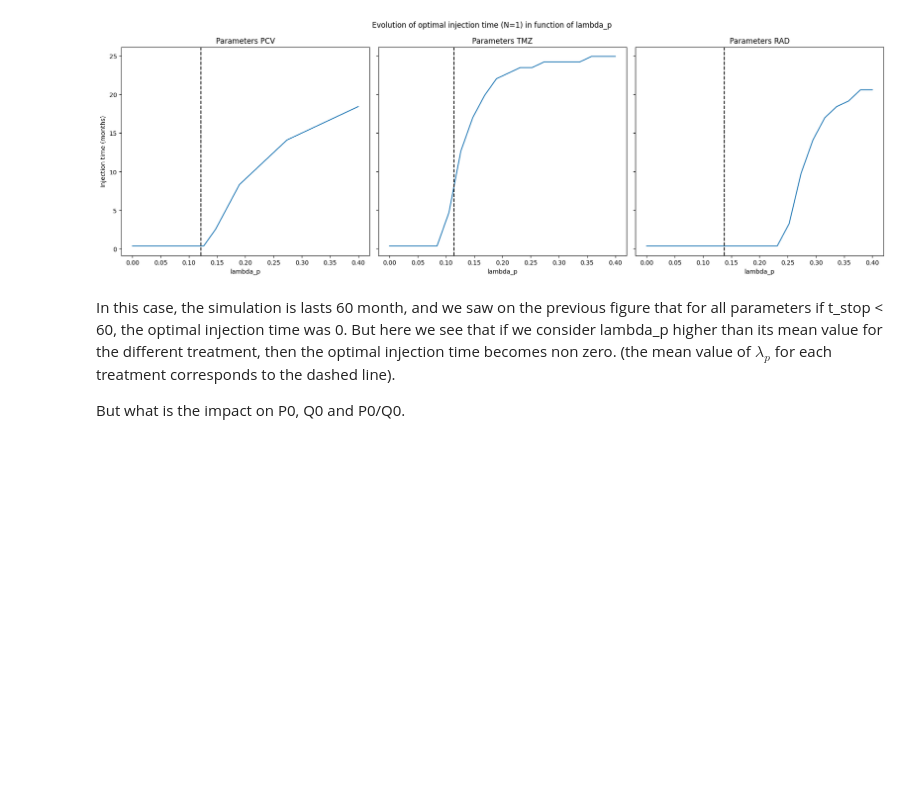
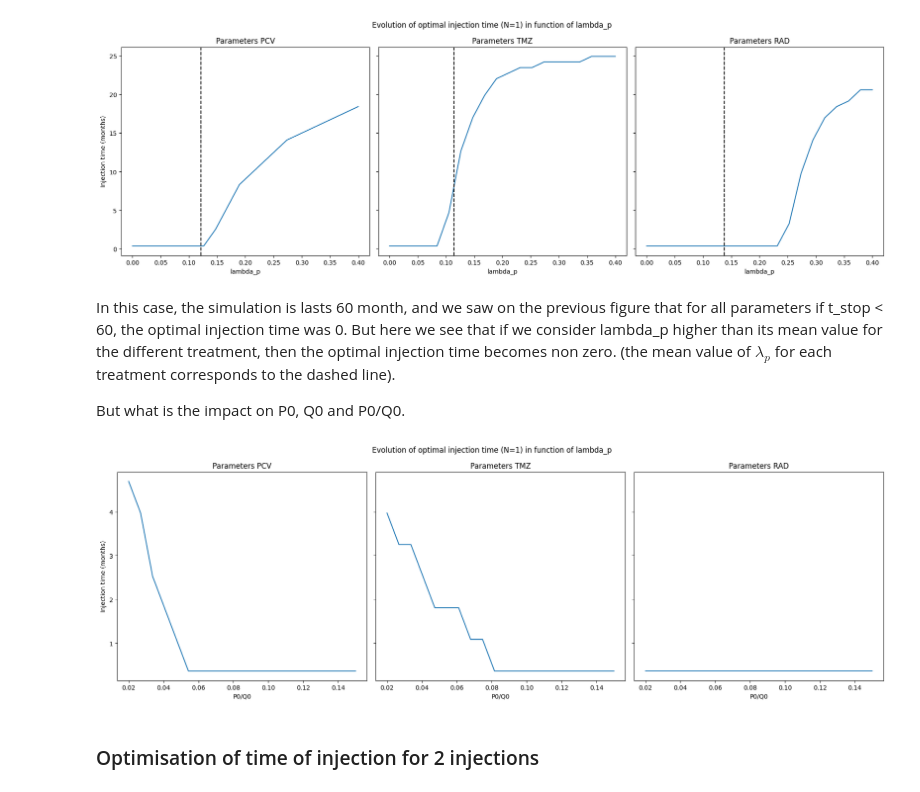
Before and after one commit to ambrejaeger/TP-M2, a Jupyter notebook: TP_parameters_exploration.ipynb, the cells around one changed output. Drawn from its saved outputs; the diff is of its cells as text; code cells hidden in the pictures; blank space fills up the shorter version.

```diff
--- a/TP_parameters_exploration.ipynb
+++ b/TP_parameters_exploration.ipynb
@@ -573,3 +623,34 @@ plt.show()
 In this case, the simulation is lasts 60 month, and we saw on the previous figure that for all parameters if t_stop < 60, the optimal injection time was 0. But here we see that if we consider lambda_p higher than its mean value for the different treatment, then the optimal injection time becomes non zero. (the mean value of $\lambda_{p}$ for each treatment corresponds to the dashed line).
 
 But what is the impact on P0, Q0 and P0/Q0.
+# %%
+n_inj = 1
+C_tot = 1
+t_stop = 60
+size = 50
+
+parameter_sets = [parameters_PCV, parameters_TMZ, parameters_rad]
+
+fig, axs = plt.subplots(1, 3, figsize=(18, 6), sharey=True)
+for i, params in enumerate(copy.deepcopy(parameter_sets)):
+    Y = []
+    for p in np.linspace(0.02, 0.15, 20):
+        P0 = p*size
+        Q0 = size - P0
+        Result = find_optimal(n_inj, C_tot, P0, Q0, 0, t_stop, maxfun=10, parameters = params)
+        Y += [Result.x]
+    axs[i].plot(np.linspace(0.02, 0.15, 20), Y)
+    axs[i].set_xlabel('P0/Q0')
+    axs[i].set_ylabel('Injection time (months)' if i == 0 else "")
+
+axs[0].set_title(f"Parameters PCV")
+axs[1].set_title(f"Parameters TMZ")
+axs[2].set_title(f"Parameters RAD")
+plt.suptitle('Evolution of optimal injection time (N=1) in function of lambda_p')
+plt.tight_layout()
+
+plt.show()
+# %% [output]
+[figure, added]
+# %% [markdown]
+### Optimisation of time of injection for 2 injections
```
Also changed, not shown: parts of 11 cells of this notebook.
